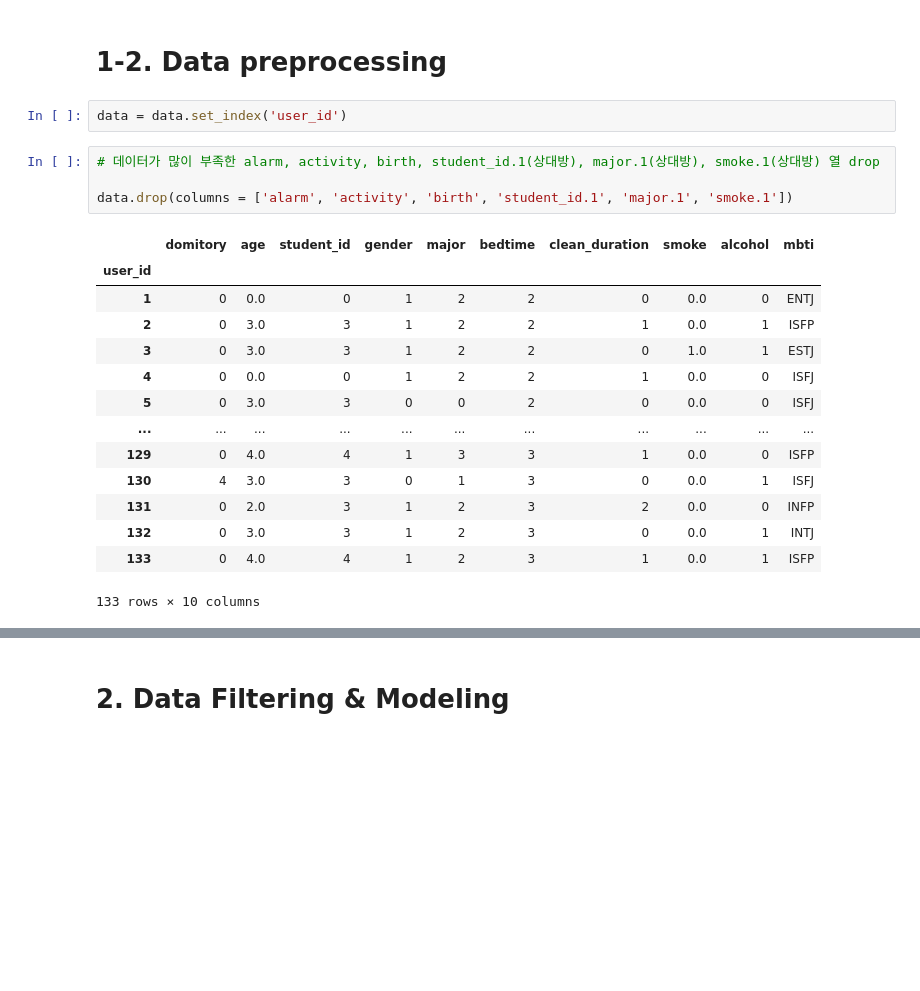
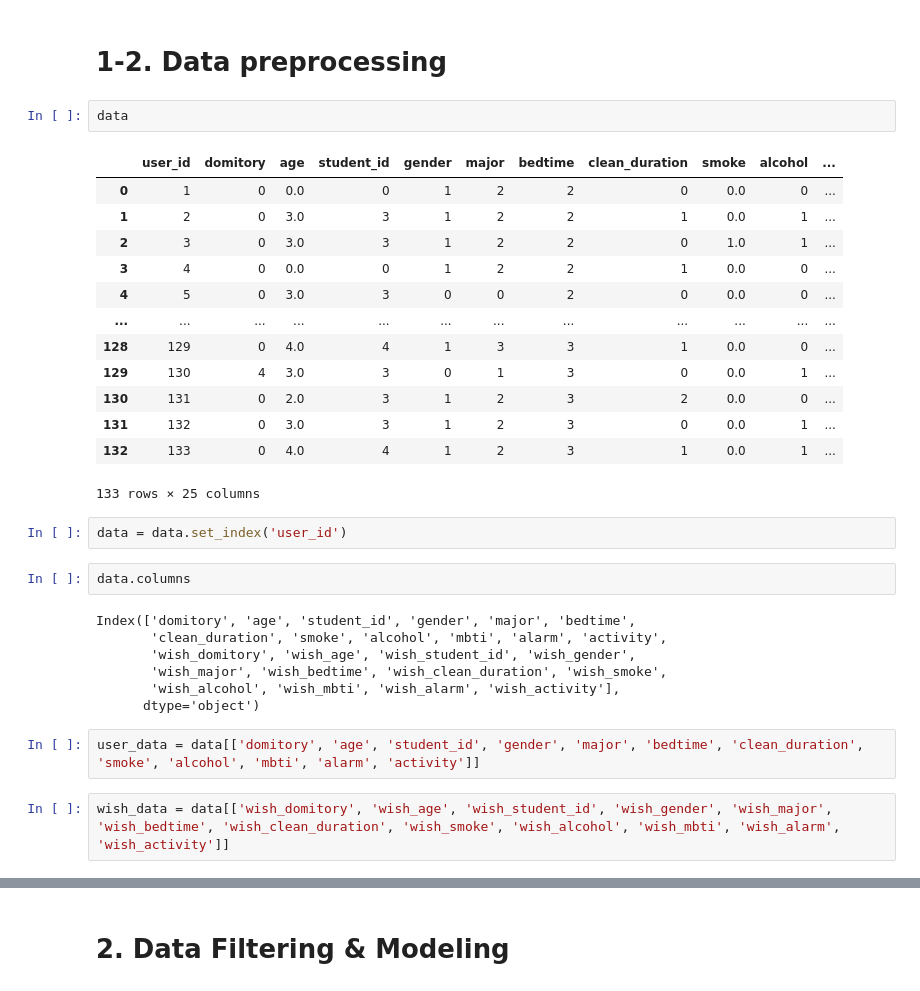
Before and after one commit to BARAM1NG/Demo_ChecKHUMate, a Jupyter notebook: Jupyter/Baseline_code.ipynb, the cells around one changed output, grey strips where cells are left out. Cells and saved outputs as stored; diff of their text form; blank space fills up the shorter version.

```diff
--- a/Jupyter/Baseline_code.ipynb
+++ b/Jupyter/Baseline_code.ipynb
@@ -31,27 +32,37 @@ Requirement already satisfied: numpy in /usr/local/lib/python3.10/dist-packages
 data = pd.read_csv('/content/drive/MyDrive/ChecKHUMate/merge_domitory_data.csv')
 # %% [markdown]
 # 1-2. Data preprocessing
+# %%
+data
+# %% [output]
+|  | user_id | domitory | age | student_id | gender | major | bedtime | clean_duration | smoke | alcohol | ... |
+| 0 | 1 | 0 | 0.0 | 0 | 1 | 2 | 2 | 0 | 0.0 | 0 | ... |
+| 1 | 2 | 0 | 3.0 | 3 | 1 | 2 | 2 | 1 | 0.0 | 1 | ... |
+| 2 | 3 | 0 | 3.0 | 3 | 1 | 2 | 2 | 0 | 1.0 | 1 | ... |
+| 3 | 4 | 0 | 0.0 | 0 | 1 | 2 | 2 | 1 | 0.0 | 0 | ... |
+| 4 | 5 | 0 | 3.0 | 3 | 0 | 0 | 2 | 0 | 0.0 | 0 | ... |
+| ... | ... | ... | ... | ... | ... | ... | ... | ... | ... | ... | ... |
+| 128 | 129 | 0 | 4.0 | 4 | 1 | 3 | 3 | 1 | 0.0 | 0 | ... |
+| 129 | 130 | 4 | 3.0 | 3 | 0 | 1 | 3 | 0 | 0.0 | 1 | ... |
+| 130 | 131 | 0 | 2.0 | 3 | 1 | 2 | 3 | 2 | 0.0 | 0 | ... |
+| 131 | 132 | 0 | 3.0 | 3 | 1 | 2 | 3 | 0 | 0.0 | 1 | ... |
+| 132 | 133 | 0 | 4.0 | 4 | 1 | 2 | 3 | 1 | 0.0 | 1 | ... |
+133 rows × 25 columns
 # %%
 data = data.set_index('user_id')
-# %%
-# 데이터가 많이 부족한 alarm, activity, birth, student_id.1(상대방), major.1(상대방), smoke.1(상대방) 열 drop
-
-data.drop(columns = ['alarm', 'activity', 'birth', 'student_id.1', 'major.1', 'smoke.1'])
-# %% [output]
-|  | domitory | age | student_id | gender | major | bedtime | clean_duration | smoke | alcohol | mbti |
-| user_id |  |  |  |  |  |  |  |  |  |  |
-| 1 | 0 | 0.0 | 0 | 1 | 2 | 2 | 0 | 0.0 | 0 | ENTJ |
-| 2 | 0 | 3.0 | 3 | 1 | 2 | 2 | 1 | 0.0 | 1 | ISFP |
-| 3 | 0 | 3.0 | 3 | 1 | 2 | 2 | 0 | 1.0 | 1 | ESTJ |
-| 4 | 0 | 0.0 | 0 | 1 | 2 | 2 | 1 | 0.0 | 0 | ISFJ |
-| 5 | 0 | 3.0 | 3 | 0 | 0 | 2 | 0 | 0.0 | 0 | ISFJ |
-| ... | ... | ... | ... | ... | ... | ... | ... | ... | ... | ... |
-| 129 | 0 | 4.0 | 4 | 1 | 3 | 3 | 1 | 0.0 | 0 | ISFP |
-| 130 | 4 | 3.0 | 3 | 0 | 1 | 3 | 0 | 0.0 | 1 | ISFJ |
-| 131 | 0 | 2.0 | 3 | 1 | 2 | 3 | 2 | 0.0 | 0 | INFP |
-| 132 | 0 | 3.0 | 3 | 1 | 2 | 3 | 0 | 0.0 | 1 | INTJ |
-| 133 | 0 | 4.0 | 4 | 1 | 2 | 3 | 1 | 0.0 | 1 | ISFP |
-133 rows × 10 columns
+# %%
+data.columns
+# %% [output]
+Index(['domitory', 'age', 'student_id', 'gender', 'major', 'bedtime',
+       'clean_duration', 'smoke', 'alcohol', 'mbti', 'alarm', 'activity',
+       'wish_domitory', 'wish_age', 'wish_student_id', 'wish_gender',
+       'wish_major', 'wish_bedtime', 'wish_clean_duration', 'wish_smoke',
+       'wish_alcohol', 'wish_mbti', 'wish_alarm', 'wish_activity'],
+      dtype='object')
+# %%
+user_data = data[['domitory', 'age', 'student_id', 'gender', 'major', 'bedtime', 'clean_duration', 'smoke', 'alcohol', 'mbti', 'alarm', 'activity']]
+# %%
+wish_data = data[['wish_domitory', 'wish_age', 'wish_student_id', 'wish_gender', 'wish_major', 'wish_bedtime', 'wish_clean_duration', 'wish_smoke', 'wish_alcohol', 'wish_mbti', 'wish_alarm', 'wish_activity']]
 # %%
 # 범주형 데이터 to 수치형 벡터 (one-hot encoding)
 
```
Also changed, not shown: parts of 28 cells of this notebook, 5 other files.
